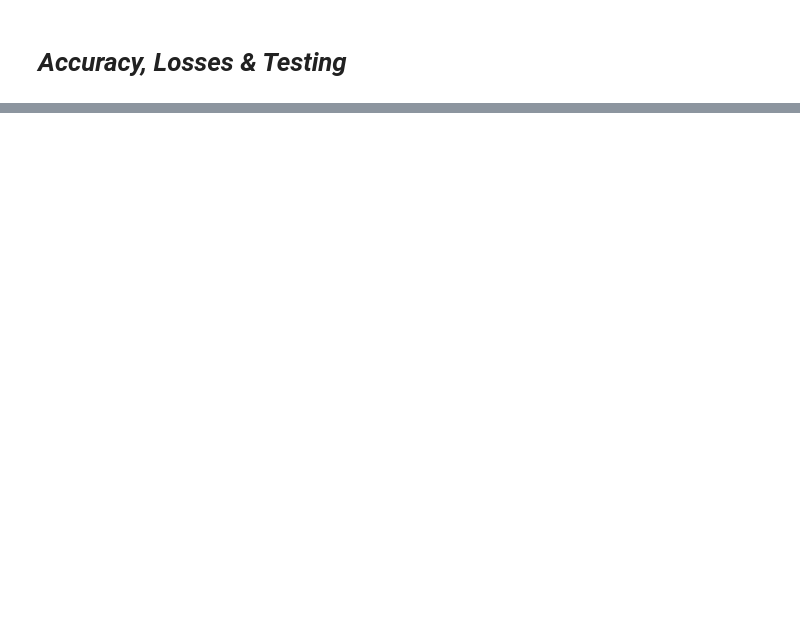
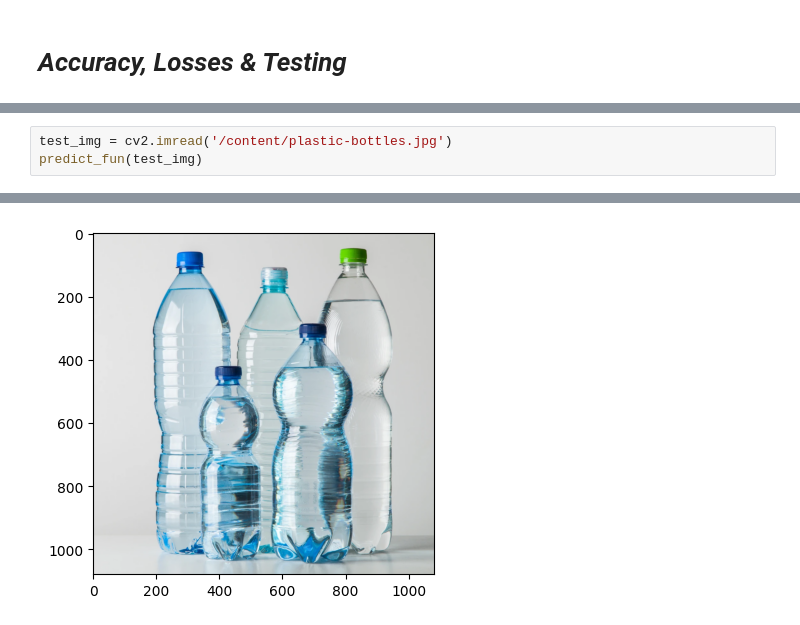
Before and after one commit to tarangver/CNN-Plastic-Waste-Classification, a Jupyter notebook: Week2-Week3-Combined-CNN-Model.ipynb, the cells around one changed output, grey strips where cells are left out. Drawn from its saved outputs; the diff is of its cells as text; blank space fills up the shorter version.

```diff
--- a/Week2-Week3-Combined-CNN-Model.ipynb
+++ b/Week2-Week3-Combined-CNN-Model.ipynb
@@ -168,0 +205,4 @@ Epoch 10/10
+# %%
+test_img = cv2.imread('/content/plastic-bottles.jpg')
+predict_fun(test_img)
+# %% [output]
@@ -168,0 +211 @@ Epoch 10/10
+[figure, added]
```
Also changed, not shown: parts of 9 cells of this notebook, 1 other file.
